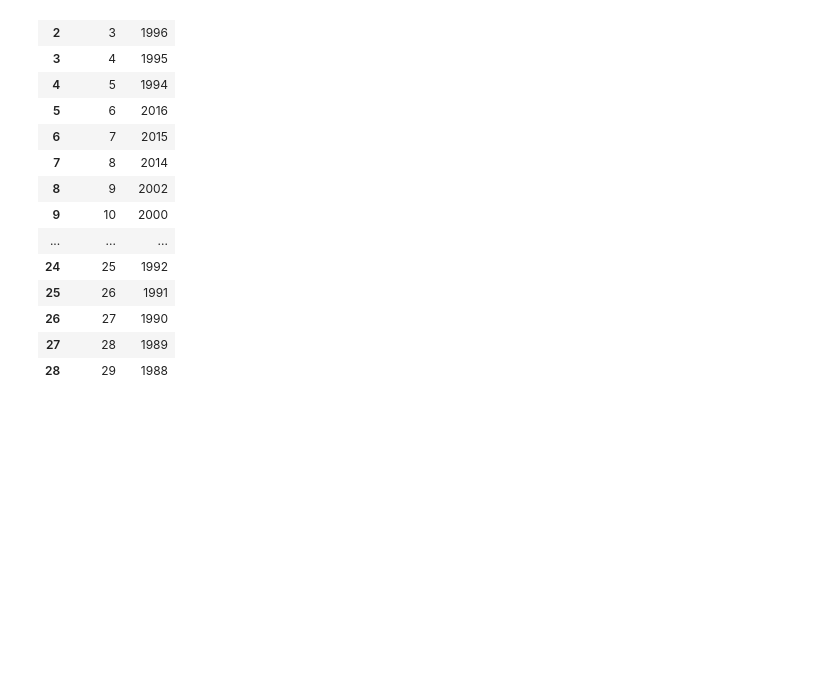
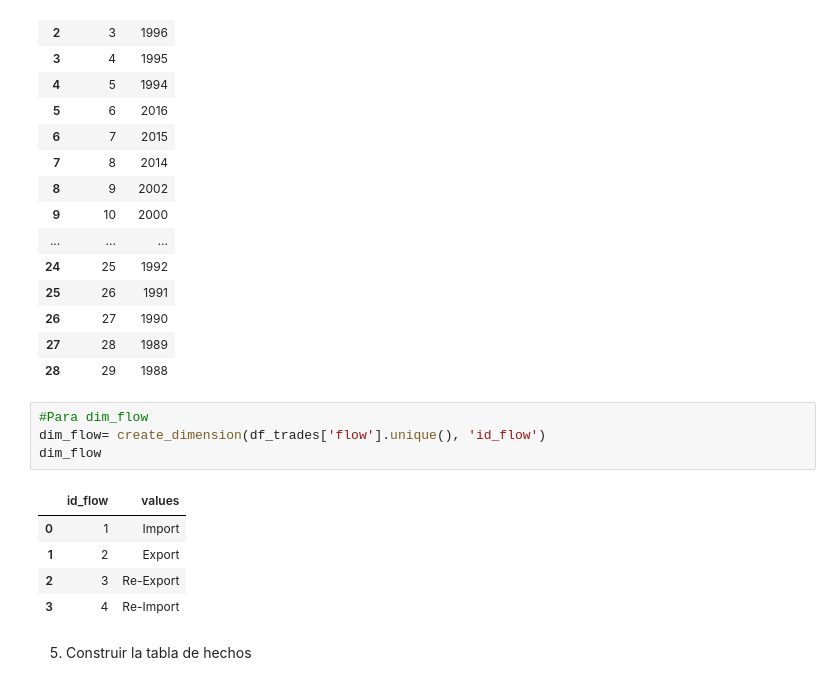
Before and after one commit to Thero16/Fundamentos_Analitica, a Jupyter notebook: Julio 17 2025- primer etl/orquestador_etl.ipynb, the cells around one changed output. Drawn from its saved outputs; the diff is of its cells as text; blank space fills up the shorter version.

```diff
--- a/Julio 17 2025- primer etl/orquestador_etl.ipynb
+++ b/Julio 17 2025- primer etl/orquestador_etl.ipynb
@@ -310,3 +310,15 @@ dim_time
 | 26 | 27 | 1990 |
 | 27 | 28 | 1989 |
 | 28 | 29 | 1988 |
+# %%
+#Para dim_flow
+dim_flow= create_dimension(df_trades['flow'].unique(), 'id_flow')
+dim_flow
+# %% [output]
+|  | id_flow | values |
+| 0 | 1 | Import |
+| 1 | 2 | Export |
+| 2 | 3 | Re-Export |
+| 3 | 4 | Re-Import |
+# %% [markdown]
+5. Construir la tabla de hechos
```
Also changed, not shown: parts of 4 cells of this notebook.
